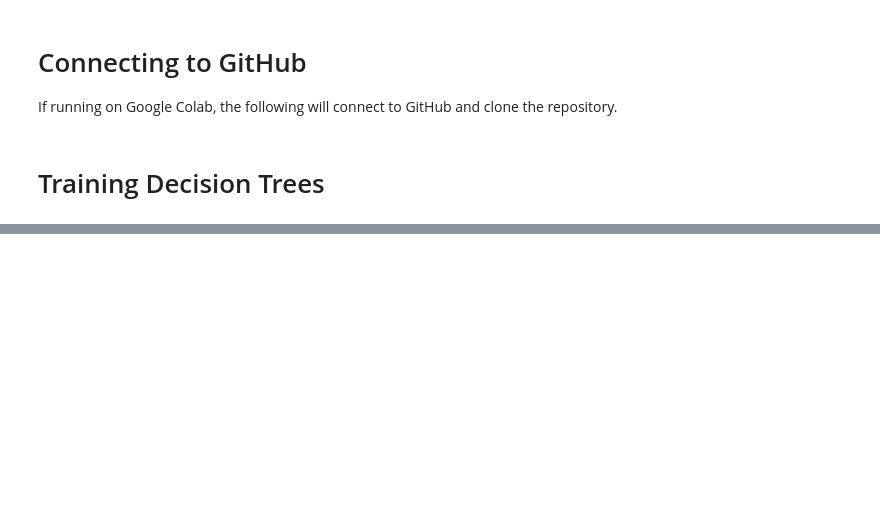
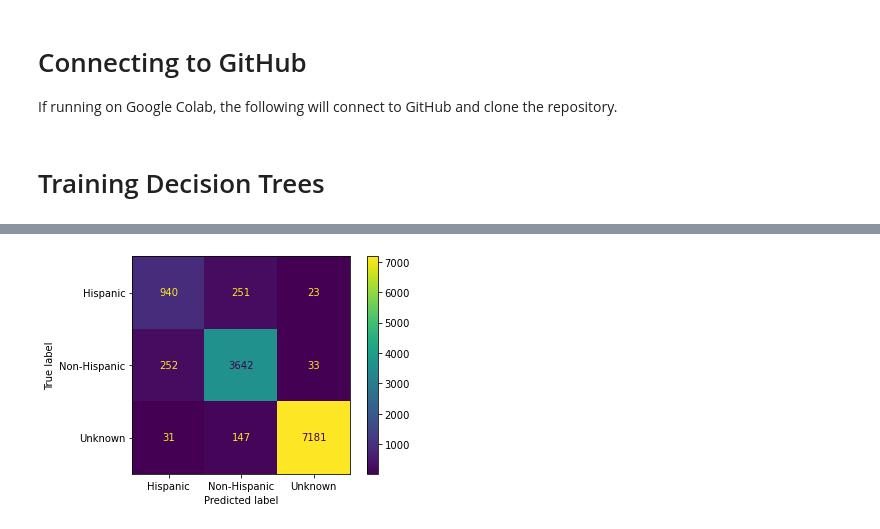
Before and after one commit to lougau92/MA1-Development-of-XAI-based-framework-to-Understand-Predict-and-Link-Homicides, a Jupyter notebook: dec_trees_single_feature.ipynb, the cells around one changed output, grey strips where cells are left out. Cells and saved outputs as stored; diff of their text form; code cells hidden in the pictures; blank space fills up the shorter version.

```diff
--- a/dec_trees_single_feature.ipynb
+++ b/dec_trees_single_feature.ipynb
@@ -125,0 +130,9 @@ Best parameters: {'ccp_alpha': 0.001}
+# %%
+from sklearn.metrics import confusion_matrix, ConfusionMatrixDisplay
+cm = confusion_matrix(test['OffEthnic'], alpha_grid.best_estimator_.predict(test[input_features]),
+                        labels=['Hispanic origin', 'Not of Hispanic origin', 'Unknown'])
+disp = ConfusionMatrixDisplay(confusion_matrix=cm, display_labels=['Hispanic', 'Non-Hispanic', 'Unknown'])
+disp.plot()
+plt.show()
+# %% [output]
+[figure, added]
```
Also changed, not shown: parts of 8 cells of this notebook, 1 other file.
